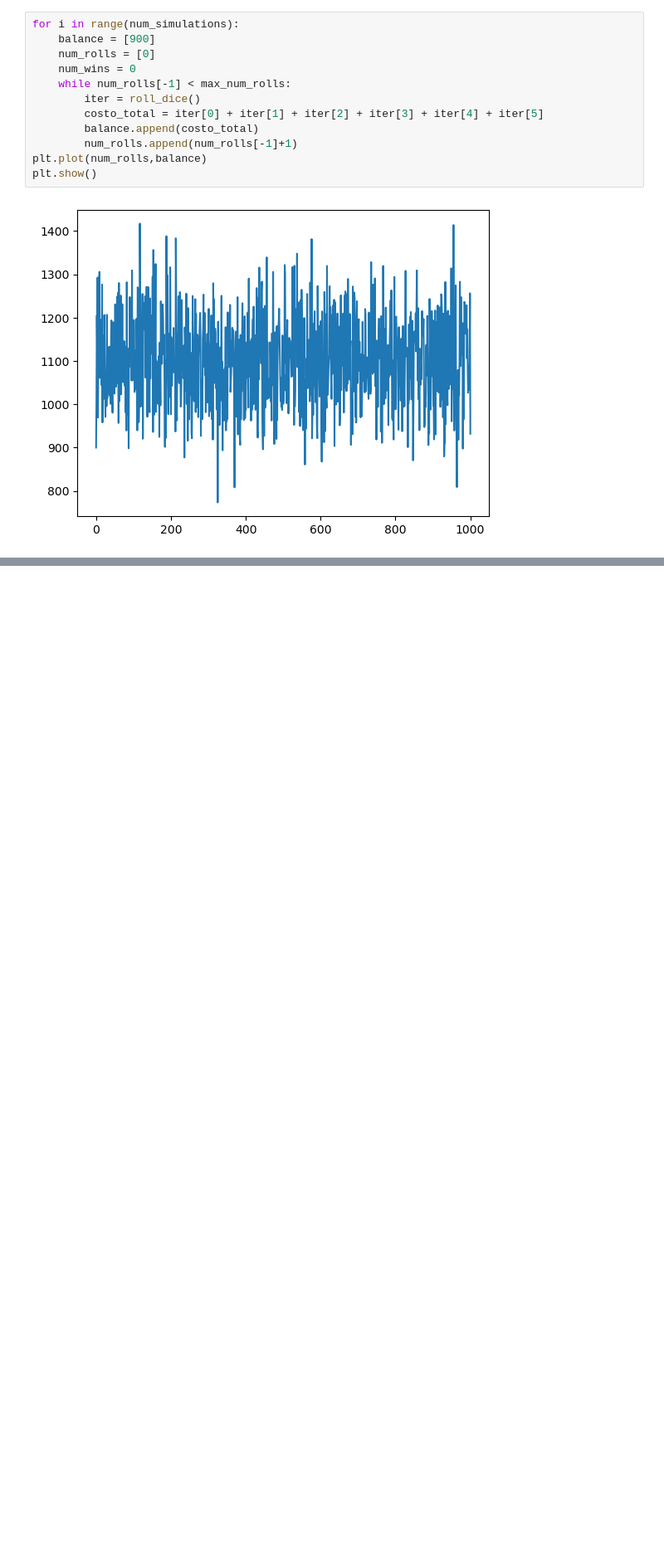
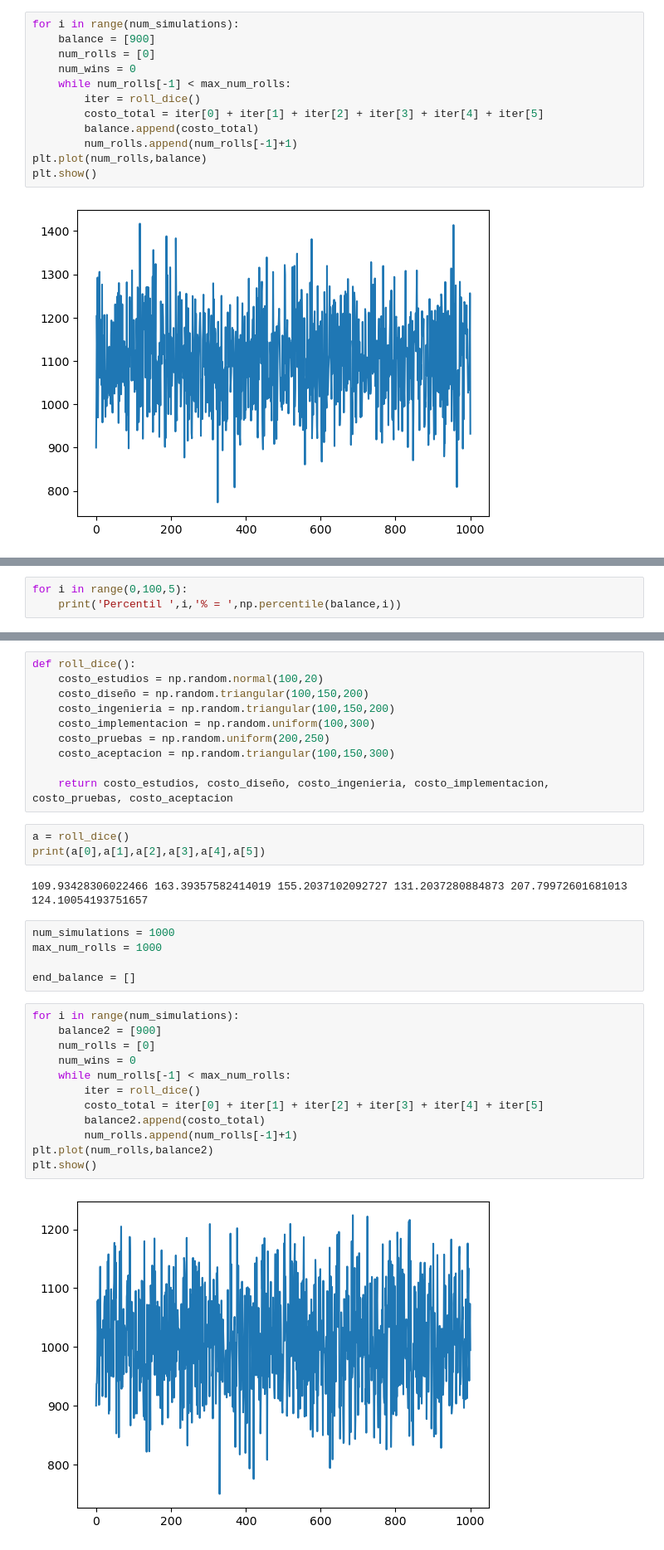
Before and after one commit to AI-YAZMIN-VILLEGAS/EBAC, a Jupyter notebook: Clases/Simulación - Aplicación Práctica/simulación.ipynb, the cells around one changed output, grey strips where cells are left out. Shown at 83% size. Drawn from its saved outputs; the diff is of its cells as text; blank space fills up the shorter version.

```diff
--- a/Clases/Simulación - Aplicación Práctica/simulación.ipynb
+++ b/Clases/Simulación - Aplicación Práctica/simulación.ipynb
@@ -142,0 +182,3 @@ plt.show()
+# %%
+for i in range(0,100,5):
+    print('Percentil ',i,'% = ',np.percentile(balance,i))
@@ -142,0 +206,34 @@ plt.show()
+# %%
+def roll_dice():
+    costo_estudios = np.random.normal(100,20)
+    costo_diseño = np.random.triangular(100,150,200)
+    costo_ingenieria = np.random.triangular(100,150,200)
+    costo_implementacion = np.random.uniform(100,300)
+    costo_pruebas = np.random.uniform(200,250)
+    costo_aceptacion = np.random.triangular(100,150,300)
+
+    return costo_estudios, costo_diseño, costo_ingenieria, costo_implementacion, costo_pruebas, costo_aceptacion
+# %%
+a = roll_dice()
+print(a[0],a[1],a[2],a[3],a[4],a[5])
+# %% [output]
+109.93428306022466 163.39357582414019 155.2037102092727 131.2037280884873 207.79972601681013 124.10054193751657
+# %%
+num_simulations = 1000
+max_num_rolls = 1000
+
+end_balance = []
+# %%
+for i in range(num_simulations):
+    balance2 = [900]
+    num_rolls = [0]
+    num_wins = 0
+    while num_rolls[-1] < max_num_rolls:
+        iter = roll_dice()
+        costo_total = iter[0] + iter[1] + iter[2] + iter[3] + iter[4] + iter[5]
+        balance2.append(costo_total)
+        num_rolls.append(num_rolls[-1]+1)
+plt.plot(num_rolls,balance2)
+plt.show()
+# %% [output]
+[figure, added]
```
Also changed, not shown: parts of 20 cells of this notebook.
